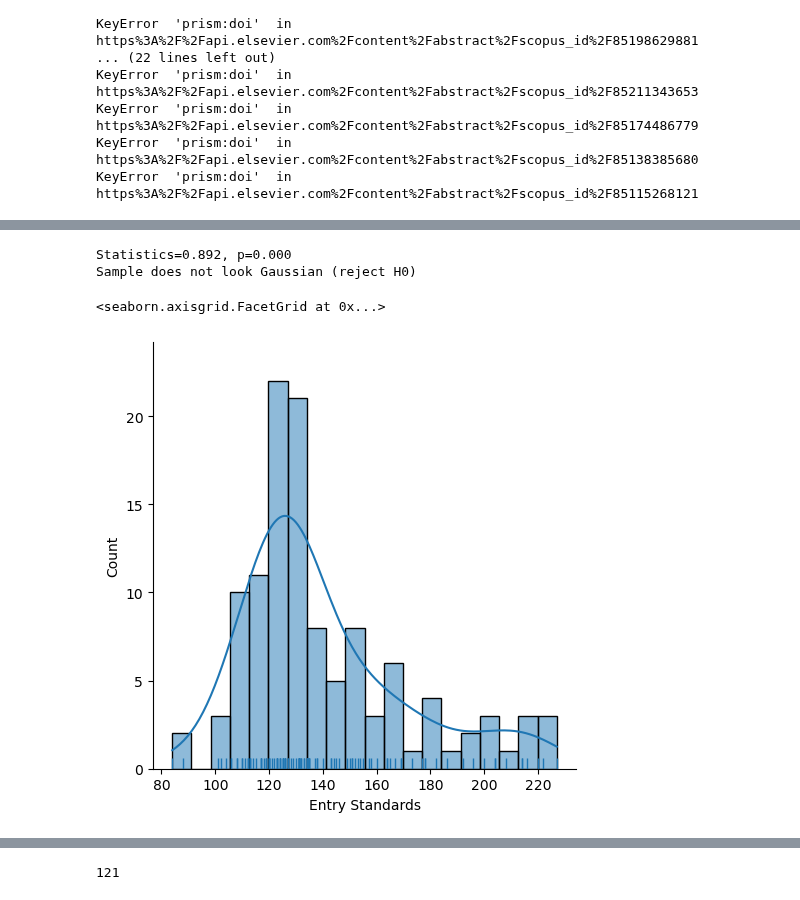
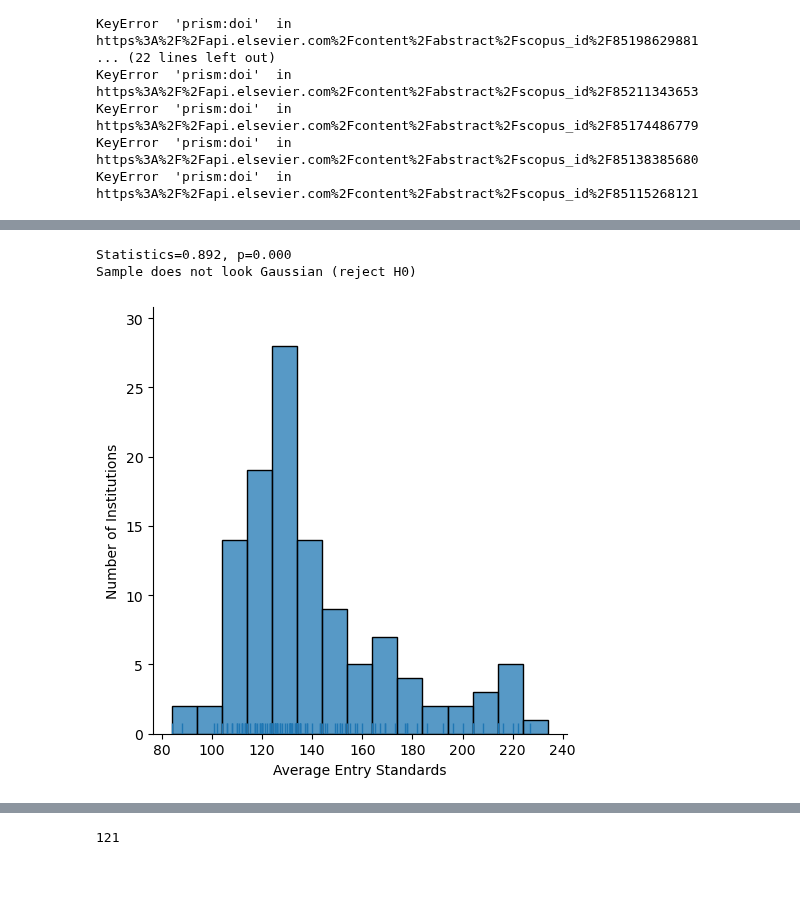
Before and after one commit to stevenaeola/CEP_Retro, a Jupyter notebook: CEP_paper_analysis.ipynb, the cells around one changed output, grey strips where cells are left out. Drawn from its saved outputs; the diff is of its cells as text; code cells hidden in the pictures.

```diff
--- a/CEP_paper_analysis.ipynb
+++ b/CEP_paper_analysis.ipynb
@@ -13,8 +13,8 @@ from seaborn_qqplot import pplot
 import wquantiles
 # %%
 def export_figure (title):
-#    plt.tight_layout()
-    plt.savefig(os.path.join("figs", title + ".png"))
+    plt.tight_layout()
+    plt.savefig(os.path.join("figs", title + ".png"), dpi=600)
     plt.show()
 # %%
 scopus_conferences = ["CEP", "ICER",  "ITiCSE", "Koli","UKICER"]
@@ -345,39 +415,43 @@ affiliations_domain[affiliations_domain.domain.isnull()]
 # %%
+cug_df = pd.read_csv("Complete_University_Guide_Computer_Science_2025.csv", skiprows=4)
+
 # Is Entry Standards data normally distributed? (Shapiro-Wilk)
 
 stat, p = shapiro(cug_df['Entry Standards'])
 print('Statistics=%.3f, p=%.3f' % (stat, p))
 # interpret
 alpha = 0.05
 if p > alpha:
 	print('Sample looks Gaussian (fail to reject H0)')
 else:
 	print('Sample does not look Gaussian (reject H0)')
 
-cug_df = pd.read_csv("Complete_University_Guide_Computer_Science_2025.csv", skiprows=4)
 
 cug_domain = pd.merge(cug_df, institutions_df, how="left", left_on='Institution', right_on='name')
 len(cug_domain[cug_domain.domain.notnull()])
 
 def fix_institution(row, colname):
     if not (isinstance(row['domain'], float)):
         return row['domain']
     for index, inst_row in institutions_df.iterrows():
         if inst_row['name'] in row[colname]:
             return inst_row['domain']
 
 def fix_cug_institution (row):
     return fix_institution(row, 'Institution')
 
 
 cug_domain['domain'] = cug_domain.apply(fix_cug_institution, axis=1)
 
 cug_domain[cug_domain.domain.isnull()]
 
-sns.displot(data=cug_df, x="Entry Standards", kde=True, rug=True, bins = 20)
+g = sns.displot(data=cug_df, x="Entry Standards", kde=False, rug=True, binwidth = 10)
+
+g.set_axis_labels("Average Entry Standards", "Number of Institutions")
+
+export_figure("cug_entry_standards_hist")
 # %% [output]
 Statistics=0.892, p=0.000
 Sample does not look Gaussian (reject H0)
-<seaborn.axisgrid.FacetGrid at 0x...>
-[figure, old version]
+[figure, new version]
 # %%
```
Also changed, not shown: parts of 41 cells of this notebook, 2 other files.
